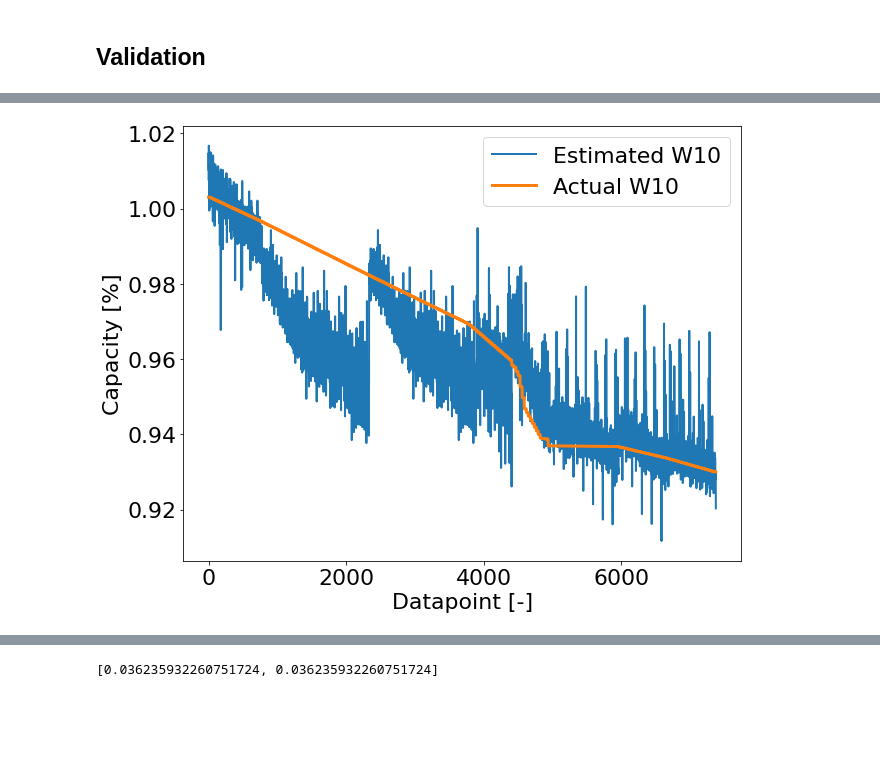
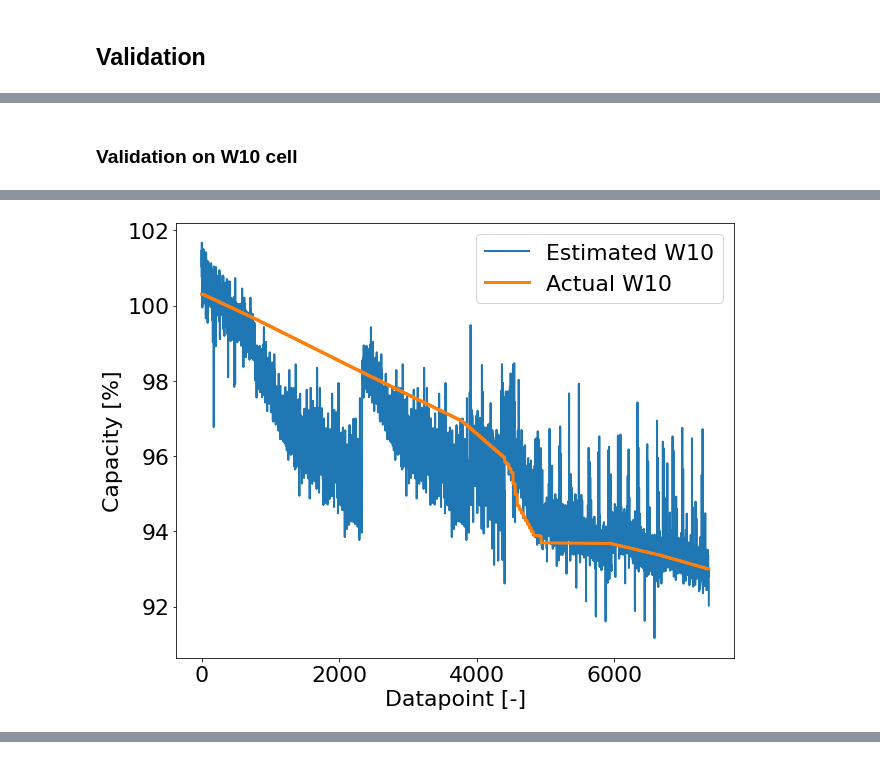
Before and after one commit to kevinrussellmoy/cs-230-final-project, a Jupyter notebook: CNN_final_model.ipynb, the cells around one changed output, grey strips where cells are left out. Drawn from its saved outputs; the diff is of its cells as text; code cells hidden in the pictures; blank space fills up the shorter version.

```diff
--- a/mix_model copy.ipynb
+++ b/CNN_final_model.ipynb
@@ -263,5 +236,6 @@ dict_keys(['loss', 'mean_squared_error', 'val_loss', 'val_mean_squared_error'])
 ## Validation
 # %%
 # Load model
-model = keras.models.load_model("mix-cnn-model_w8_300")
+# model = keras.models.load_model("mix-cnn-model_w8_300")
 # model = keras.models.load_model("mixmodel_w8_200")
+model = keras.models.load_model("mix-cnn-model_norm_W8_500")
@@ -294,13 +272,18 @@ plt.show()
+# %% [markdown]
+### Validation on W10 cell
 # %%
 y_hat_W10 = model.predict([X_testVolts_W10_ds, X_testAmps_W10_ds])
 y_hat_plot_W10 = min_max_scaler.inverse_transform(y_hat_W10.reshape((-1,1)))
 y_test_plot_W10 = min_max_scaler.inverse_transform(y_test_W10_ds.reshape((-1,1)))
 # y_hat_plot_W10 = np.ravel(y_hat_W10)
-plt.plot(y_hat_plot_W10)
-plt.plot(y_test_plot_W10, linewidth=3)
+plt.plot(y_hat_plot_W10*100)
+plt.plot(y_test_plot_W10*100, linewidth=3)
 plt.legend(['Estimated W10', 'Actual W10'])
 plt.xlabel("Datapoint [-]")
 plt.ylabel("Capacity [%]")
 plt.show()
-model.evaluate([X_testVolts_W10_ds, X_testAmps_W10_ds], y_test_W10_ds, verbose=2)
+
+print(mean_squared_error(y_hat_plot_W10, y_test_plot_W10)*100)
+
+# model.evaluate([X_testVolts_W10_ds, X_testAmps_W10_ds], y_test_W10_ds, verbose=2)
 # %% [output]
@@ -308 +291 @@ model.evaluate([X_testVolts_W10_ds, X_testAmps_W10_ds], y_test_W10_ds, verbose=2
-[figure, old version]
+[figure, new version]
@@ -310 +292,0 @@ model.evaluate([X_testVolts_W10_ds, X_testAmps_W10_ds], y_test_W10_ds, verbose=2
-[0.036235932260751724, 0.036235932260751724]
```
Also changed, not shown: parts of 16 cells of this notebook, 3 other files.
